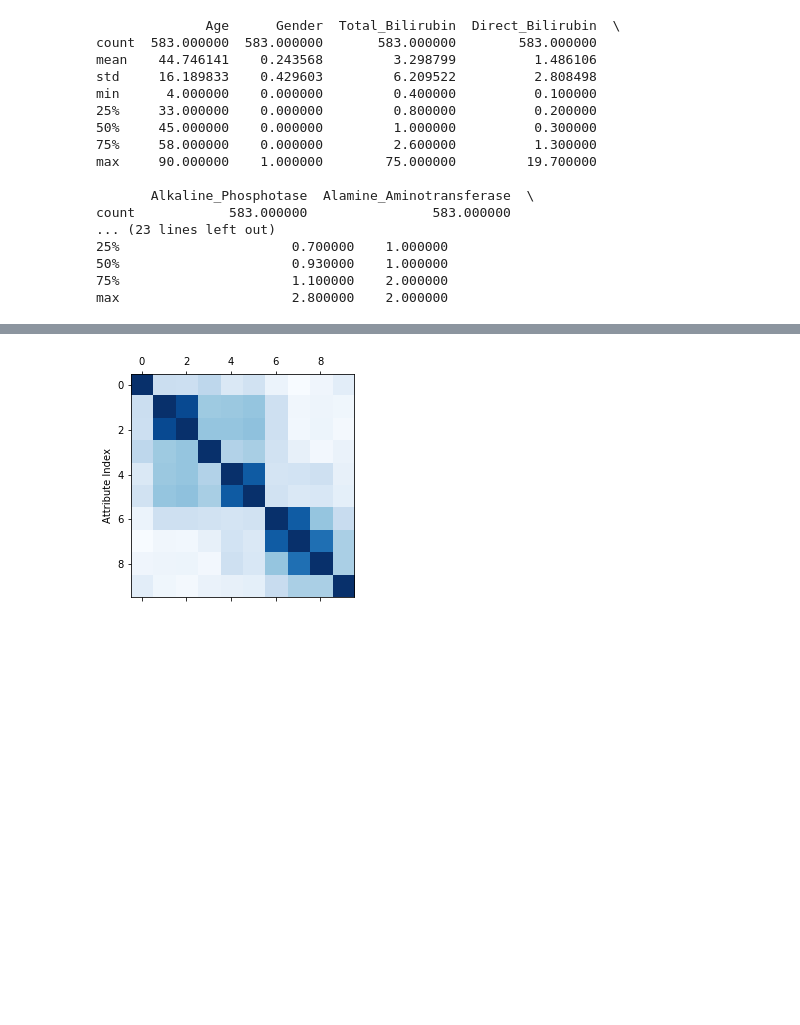
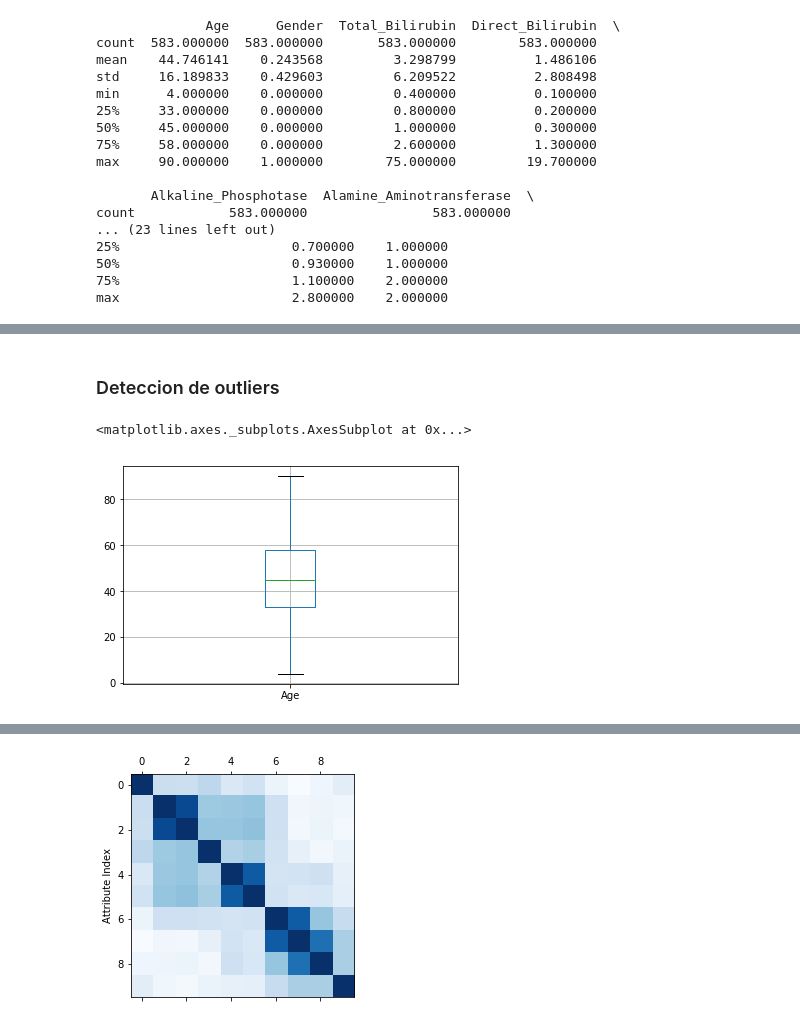
Before and after one commit to asharel/ml, a Jupyter notebook: LAB1/Recursos/pruebadatos.ipynb, the cells around one changed output, grey strips where cells are left out. Saved outputs shown, nothing was run; the diff lists cells and outputs as text; code cells hidden in the pictures; blank space fills up the shorter version.

```diff
--- a/LAB1/Recursos/pruebadatos.ipynb
+++ b/LAB1/Recursos/pruebadatos.ipynb
@@ -93,0 +102,5 @@ max                      2.800000    2.000000
+# %%
+dataset['Alkaline_Phosphotase'] = (dataset['Alkaline_Phosphotase'] - dataset['Alkaline_Phosphotase'].mean()) / (dataset['Alkaline_Phosphotase'].std())
+dataset['Alamine_Aminotransferase'] = (dataset['Alamine_Aminotransferase'] - dataset['Alamine_Aminotransferase'].mean()) / (dataset['Alamine_Aminotransferase'].std())
+dataset['Aspartate_Aminotransferase'] = (dataset['Aspartate_Aminotransferase'] - dataset['Aspartate_Aminotransferase'].mean()) / (dataset['Aspartate_Aminotransferase'].std())
+dataset
@@ -93,0 +126,7 @@ max                      2.800000    2.000000
+# %% [markdown]
+<H3>Deteccion de outliers</H3>
+# %%
+dataset.boxplot(column='Age')
+# %% [output]
+<matplotlib.axes._subplots.AxesSubplot at 0x...>
+[figure, added]
```
Also changed, not shown: parts of 21 cells of this notebook, 10 other files.
